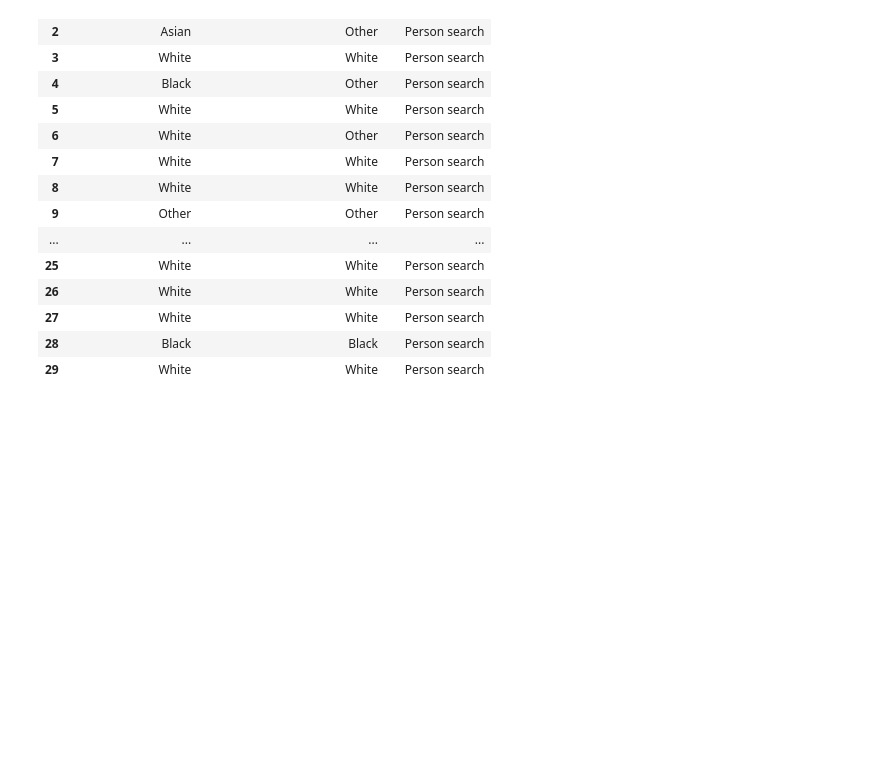
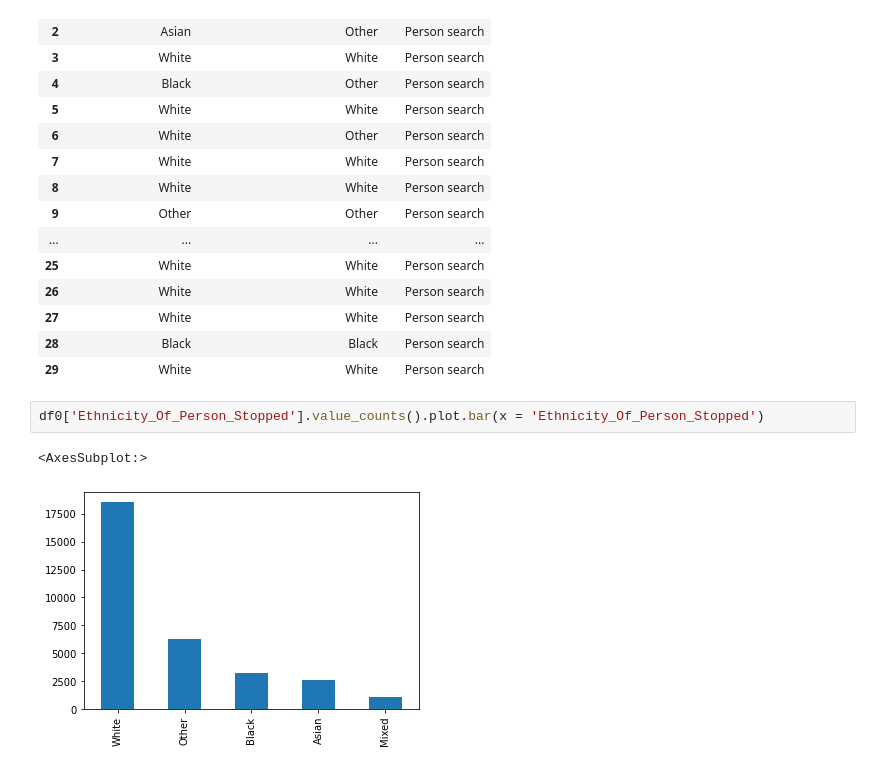
Before and after one commit to Coletterbox/A-Dashboard-Google-Sheets-, a Jupyter notebook: Stop and Search Data.ipynb, the cells around one changed output. Saved outputs shown, nothing was run; the diff lists cells and outputs as text; blank space fills up the shorter version.

Commit message:
Add graph

```diff
--- a/Stop and Search Data.ipynb
+++ b/Stop and Search Data.ipynb
@@ -126,3 +126,8 @@ df0.head(30)
 | 27 | White | White | Person search |
 | 28 | Black | Black | Person search |
 | 29 | White | White | Person search |
+# %%
+df0['Ethnicity_Of_Person_Stopped'].value_counts().plot.bar(x = 'Ethnicity_Of_Person_Stopped')
+# %% [output]
+<AxesSubplot:>
+[figure, added]
```
